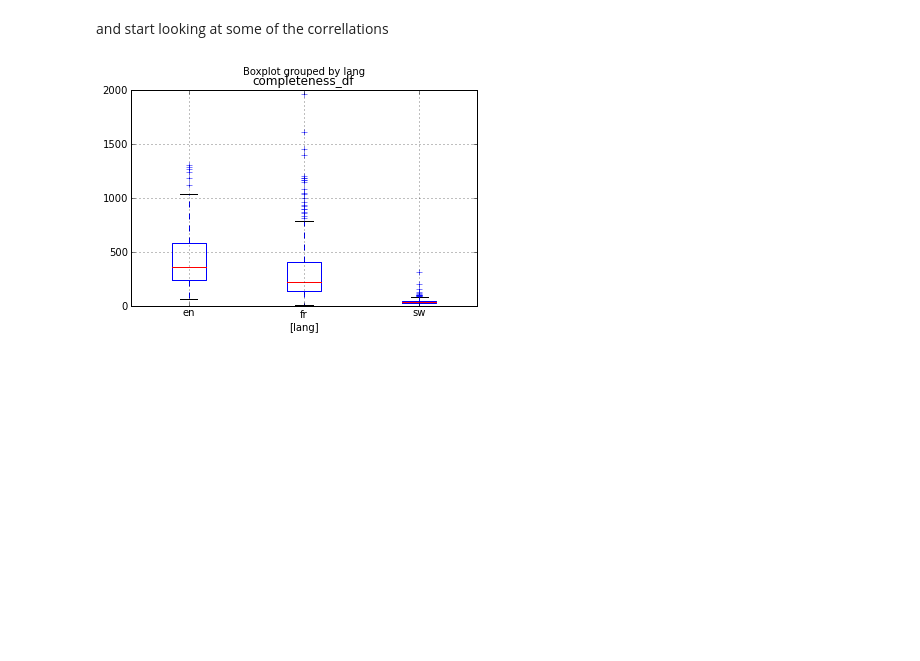
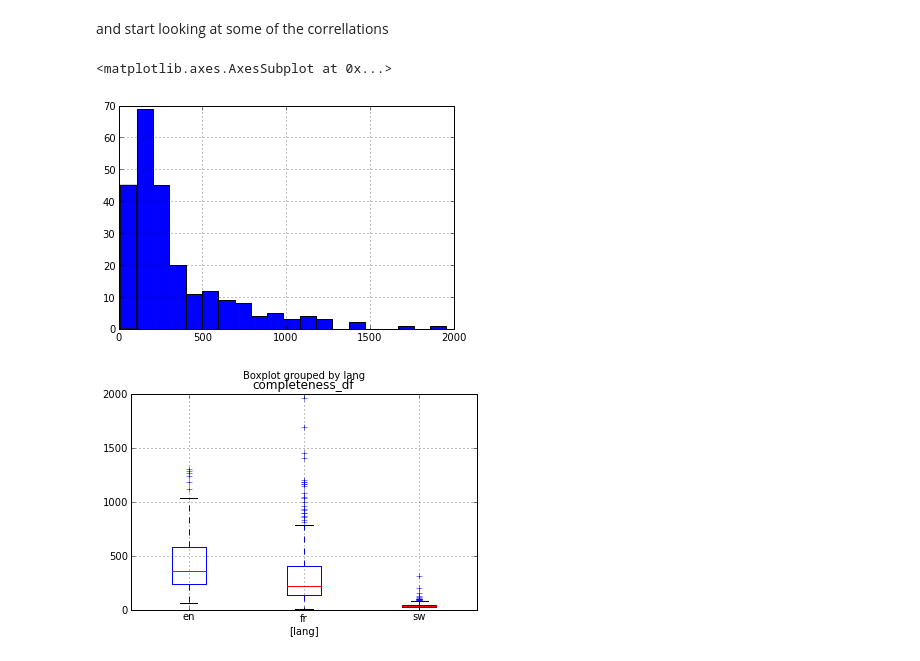
Before and after one commit to notconfusing/kumusha_takes_wiki, a Jupyter notebook: ActionableMetrics.ipynb, the cells around one changed output. Saved outputs shown, nothing was run; the diff lists cells and outputs as text; code cells hidden in the pictures; blank space fills up the shorter version.

```diff
--- a/ActionableMetrics.ipynb
+++ b/ActionableMetrics.ipynb
@@ -226,3 +271,11 @@ metric_df_dict = {metric+'_df': df[df['metric'] == metric] for metric in metric_
+# %%
+fdf = langs_df_dict['fr_df']
+fdfal = fdf[fdf['metric'] == 'completeness']
+fdfal.describe()
+fdfal['val'].hist(bins=20)
+# %% [output]
+<matplotlib.axes.AxesSubplot at 0x...>
+[figure, added]
 # %%
 for df_name, df in metric_df_dict.iteritems():
     df = df.convert_objects(convert_numeric=True)
```
Also changed, not shown: parts of 26 cells of this notebook.
